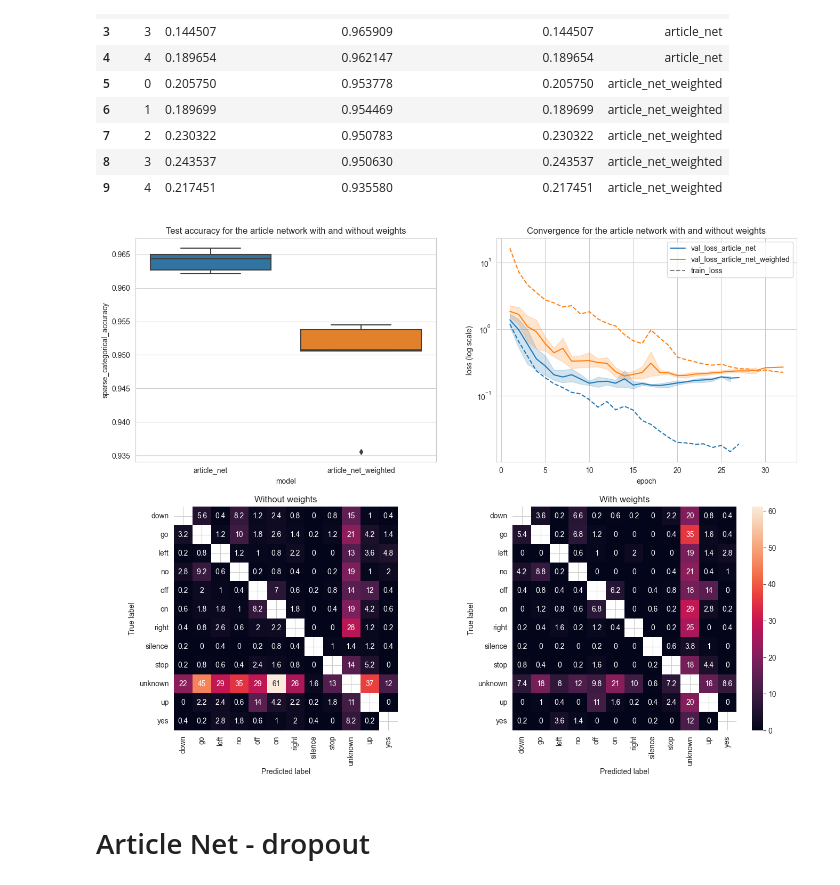
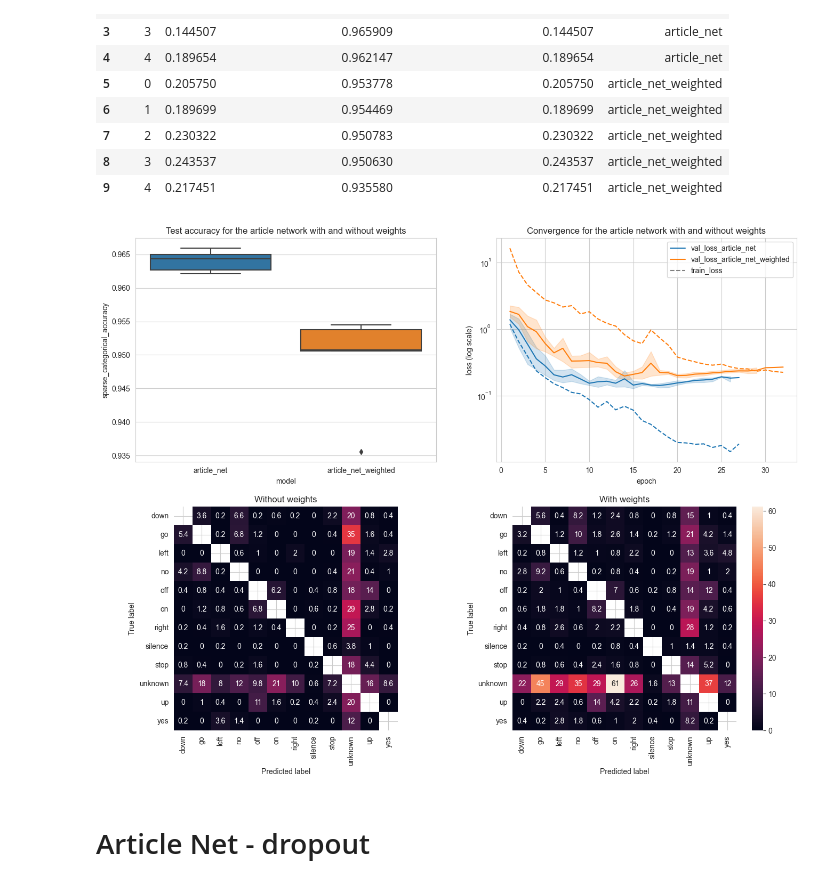
Before and after one commit to SawickiBartosz/DeepLearning2023, a Jupyter notebook: Project2_LSTM/visualize results.ipynb, the cells around one changed output. Saved outputs shown, nothing was run; the diff lists cells and outputs as text; code cells hidden in the pictures.

Commit message:
fix confusion matrix in article net

```diff
--- a/Project2_LSTM/visualize results.ipynb
+++ b/Project2_LSTM/visualize results.ipynb
@@ -370,36 +371,36 @@ for i, file in enumerate(files):
     # row, col = i // 2, i % 2
     # ax = axes[row][col]
     color = pyplot_colors[i]
     leg = "auto" if i != 0 else False
     sns.lineplot(model_df, x="epoch", y="loss", ax=ax[0][1], label=None, ls='--', errorbar=None, color=color)
     sns.lineplot(model_df, x="epoch", y="val_loss", ax=ax[0][1], label="val_loss_"+file, color=color)
 
 train_legend_line = Line2D([0], [0], label='train_loss', color='grey', ls='--')
 handles, labels = ax[0][1].get_legend_handles_labels()
 handles.extend([train_legend_line])
 ax[0][1].legend(handles=handles)
 ax[0][1].set_yscale('log')
 ax[0][1].set_ylabel('loss (log scale)')
 sns.boxplot(merged_data, x="model", y="sparse_categorical_accuracy", ax=ax[0][0])
 ax[0][0].set_title("Test accuracy for the article network with and without weights")
 
 predictions = get_predictions(files)
-cm_2 = get_confussion_matrix(predictions[predictions.model == files[0]])
-cm_1 = get_confussion_matrix(predictions[predictions.model == files[1]])
+cm_1 = get_confussion_matrix(predictions[predictions.model == files[0]])
+cm_2 = get_confussion_matrix(predictions[predictions.model == files[1]])
 # normalize colors on both conf. mat.
 for i in range(len(cm_1)):
     cm_1.iloc[i][i]=0
     cm_2.iloc[i][i]=0
 values = np.hstack([d.values.ravel() for d in [cm_1, cm_2]])
 norm = mcolors.Normalize(values.min(), values.max())
 # plot conf. mat.
 draw_confusion_matrix(cm_1, True, ax[1][0], norm=norm, cbar=False)
 draw_confusion_matrix(cm_2, True, ax[1][1], norm=norm)
 ax[1][0].set_title("Without weights")
 ax[1][1].set_title("With weights")
 plt.show()
 # %% [output]
-[figure, old version]
+[figure, new version]
 # %% [markdown]
 # Article Net - dropout
 # %%
```
Also changed, not shown: parts of 2 cells of this notebook, 1 other file.
